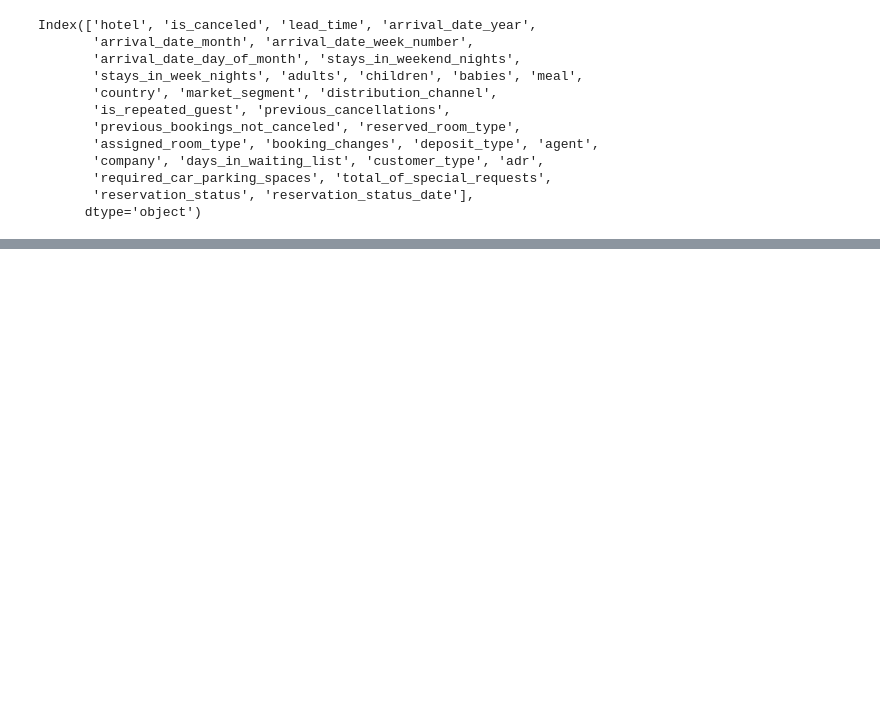
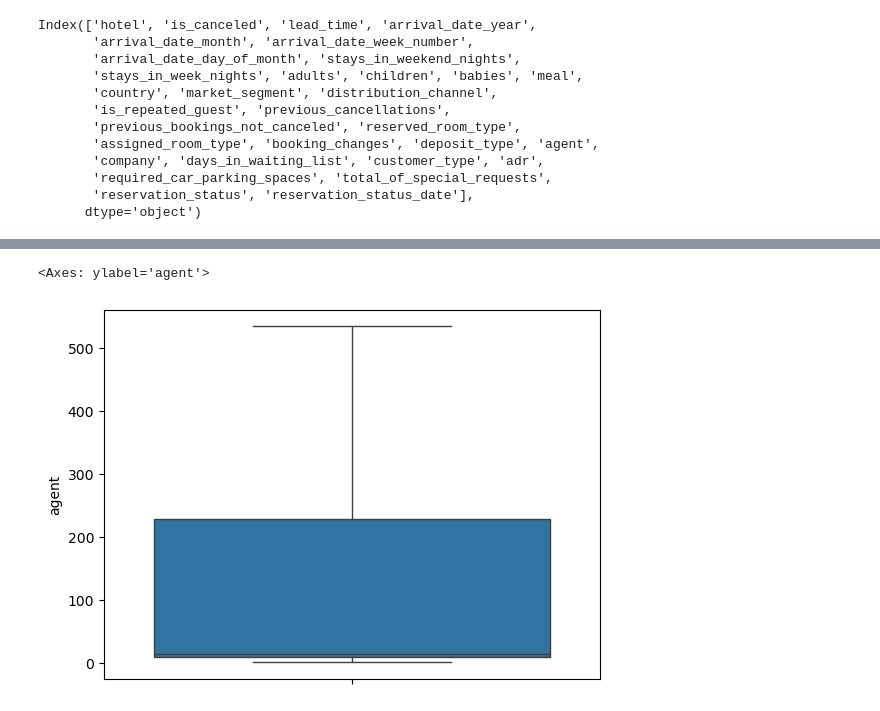
Before and after one commit to khanni1/AP_DA, a Jupyter notebook: AP/data_profiling/1.ipynb, the cells around one changed output, grey strips where cells are left out. Saved outputs shown, nothing was run; the diff lists cells and outputs as text; code cells hidden in the pictures; blank space fills up the shorter version.

```diff
--- a/AP/data_profiling/1.ipynb
+++ b/AP/data_profiling/1.ipynb
@@ -167,3 +172,7 @@ Index(['hotel', 'is_canceled', 'lead_time', 'arrival_date_year',
        'required_car_parking_spaces', 'total_of_special_requests',
        'reservation_status', 'reservation_status_date'],
       dtype='object')
+# %%
+data = pd.read_csv("hotel_bookings.csv")
+
+data.isna().sum()
@@ -169,0 +197,6 @@ Index(['hotel', 'is_canceled', 'lead_time', 'arrival_date_year',
+# %%
+sns.boxplot(data['agent'])
+# company agent and country have nulls contry is categorical
+# %% [output]
+<Axes: ylabel='agent'>
+[figure, added]
```
Also changed, not shown: parts of 4 cells of this notebook.
